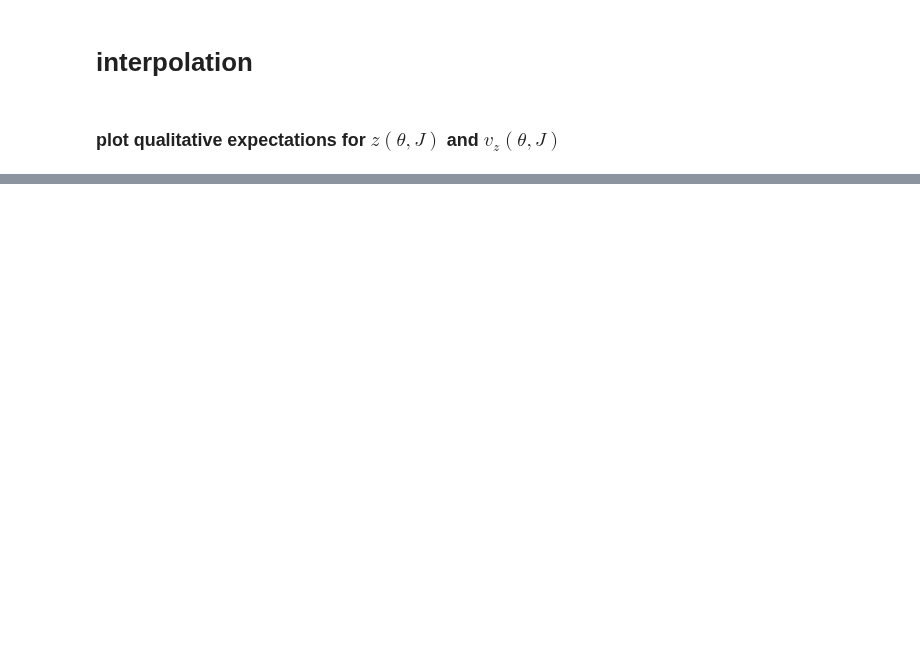
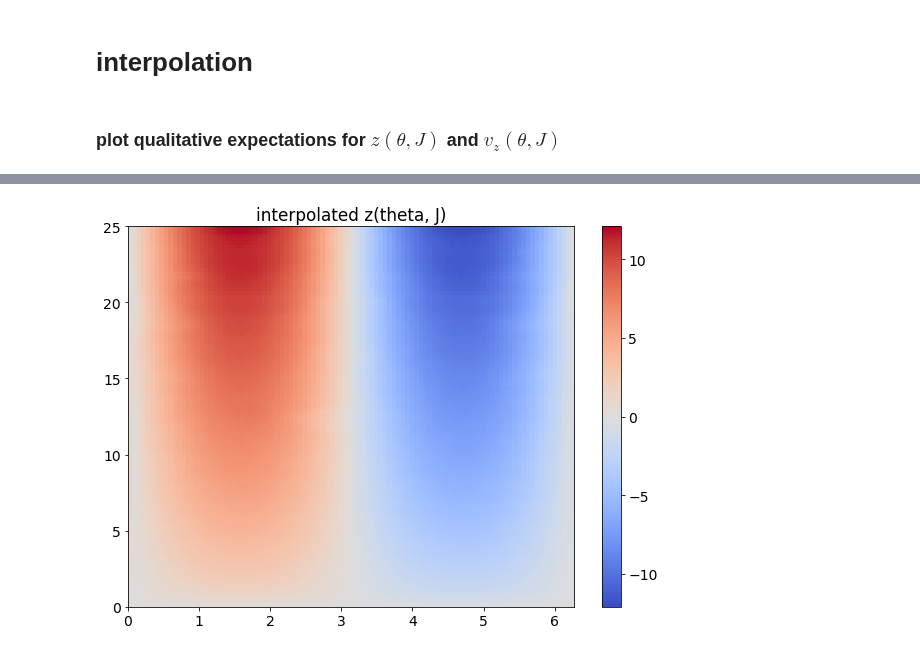
Before and after one commit to Jupiter1994/plasma-echo, a Jupyter notebook: Coordinate Conversion.ipynb, the cells around one changed output, grey strips where cells are left out. Drawn from its saved outputs; the diff is of its cells as text; code cells hidden in the pictures; blank space fills up the shorter version.

Commit message:
set up interpolation, will eventually interpolate over 1e4 points

```diff
--- a/Coordinate Conversion.ipynb
+++ b/Coordinate Conversion.ipynb
@@ -466,9 +467,11 @@ plt.show()
 # use z_max = 12, v_max = 4.6 since this approx. corresponds to z_max for J=25
 
 z_max_for_interp = 12
-N_z = 10 # number of z's to sample
+N_z = 20 # number of z's to sample
 zs = np.linspace(-z_max_for_interp, z_max_for_interp, N_z)
 
 vz_max_for_interp = 4.6
-N_vz = 10 # number of v_z's to sample
+N_vz = 20 # number of v_z's to sample
 vzs = np.linspace(-vz_max_for_interp, vz_max_for_interp, N_vz)
+
+N = N_z*N_vz
@@ -487,5 +519,15 @@ ValueError: x must be strictly increasing
 # %%
-plt.imshow(vz_coords, cmap=cm.coolwarm,
+thetas_temp = np.linspace(0, 2*np.pi*.999, 100)
+Js_temp = np.linspace(0, 25, 100)
+thetas_temp, Js_temp = np.meshgrid(thetas_temp, Js_temp)
+
+plt.imshow(grid_z_interp(thetas_temp, Js_temp), cmap=cm.coolwarm,
           extent=[np.min(thetas_temp), np.max(thetas_temp),
                   np.min(Js_temp), np.max(Js_temp)],
           aspect='auto', origin='lower')
+
+plt.colorbar()
+plt.title('interpolated z(theta, J)')
+plt.show()
+# %% [output]
+[figure, added]
```
Also changed, not shown: parts of 15 cells of this notebook.
